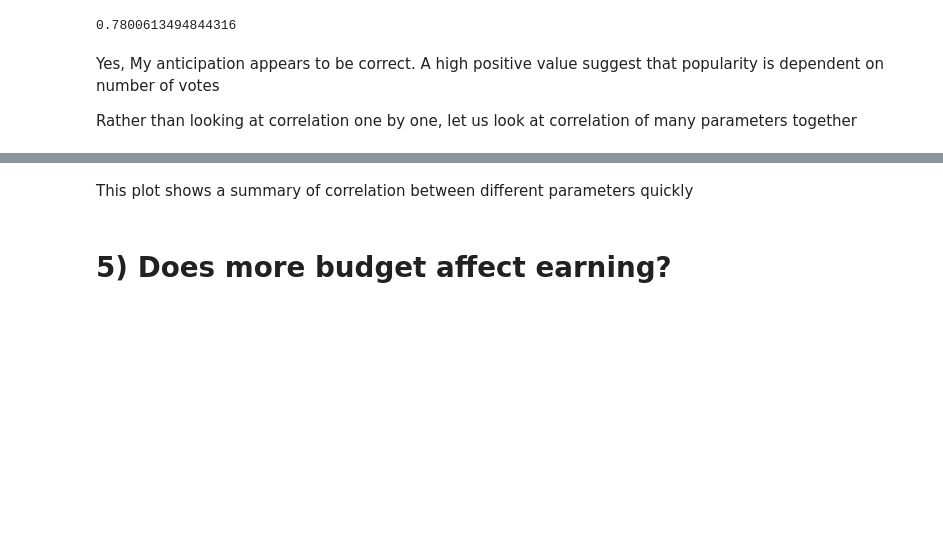
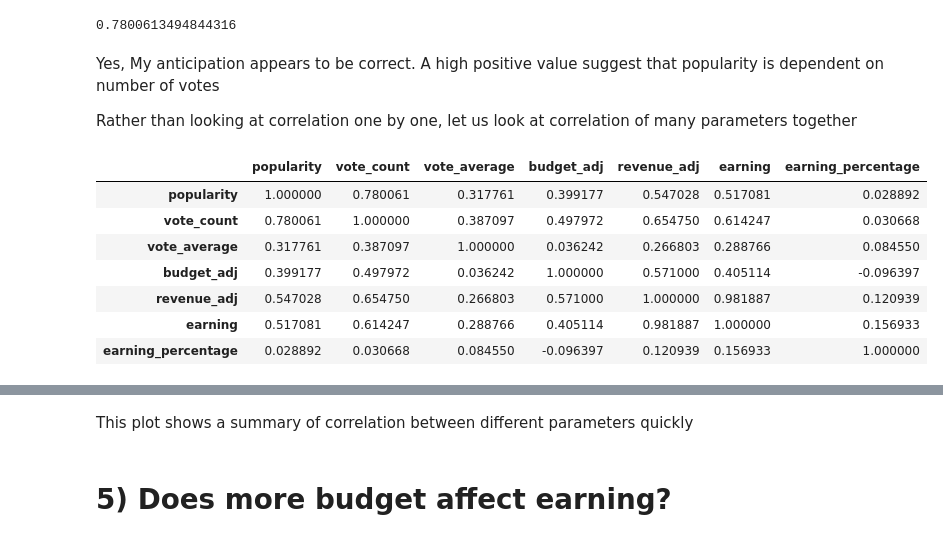
Before and after one commit to Richa-rani/imdb_data_analysis, a Jupyter notebook: Data_Analysis_on_tmdb_movies_data_v2.ipynb, the cells around one changed output, grey strips where cells are left out. Saved outputs shown, nothing was run; the diff lists cells and outputs as text; code cells hidden in the pictures; blank space fills up the shorter version.

```diff
--- a/Data_Analysis_on_tmdb_movies_data_v2.ipynb
+++ b/Data_Analysis_on_tmdb_movies_data_v2.ipynb
@@ -349,6 +349,17 @@ Yes, My anticipation appears to be correct. A high positive value suggest that p
 Rather than looking at correlation one by one, let us look at correlation of many parameters together
 # %%
 corr_Matrix=imdb2[['popularity','vote_count','vote_average','budget_adj','revenue_adj','earning','earning_percentage']].corr()
+# %%
+corr_Matrix
+# %% [output]
+|  | popularity | vote_count | vote_average | budget_adj | revenue_adj | earning | earning_percentage |
+| popularity | 1.000000 | 0.780061 | 0.317761 | 0.399177 | 0.547028 | 0.517081 | 0.028892 |
+| vote_count | 0.780061 | 1.000000 | 0.387097 | 0.497972 | 0.654750 | 0.614247 | 0.030668 |
+| vote_average | 0.317761 | 0.387097 | 1.000000 | 0.036242 | 0.266803 | 0.288766 | 0.084550 |
+| budget_adj | 0.399177 | 0.497972 | 0.036242 | 1.000000 | 0.571000 | 0.405114 | -0.096397 |
+| revenue_adj | 0.547028 | 0.654750 | 0.266803 | 0.571000 | 1.000000 | 0.981887 | 0.120939 |
+| earning | 0.517081 | 0.614247 | 0.288766 | 0.405114 | 0.981887 | 1.000000 | 0.156933 |
+| earning_percentage | 0.028892 | 0.030668 | 0.084550 | -0.096397 | 0.120939 | 0.156933 | 1.000000 |
 # %%
 import seaborn as sn
 fig, ax = plt.subplots(figsize=(10,10))
```
Also changed, not shown: parts of 1 cell of this notebook.
